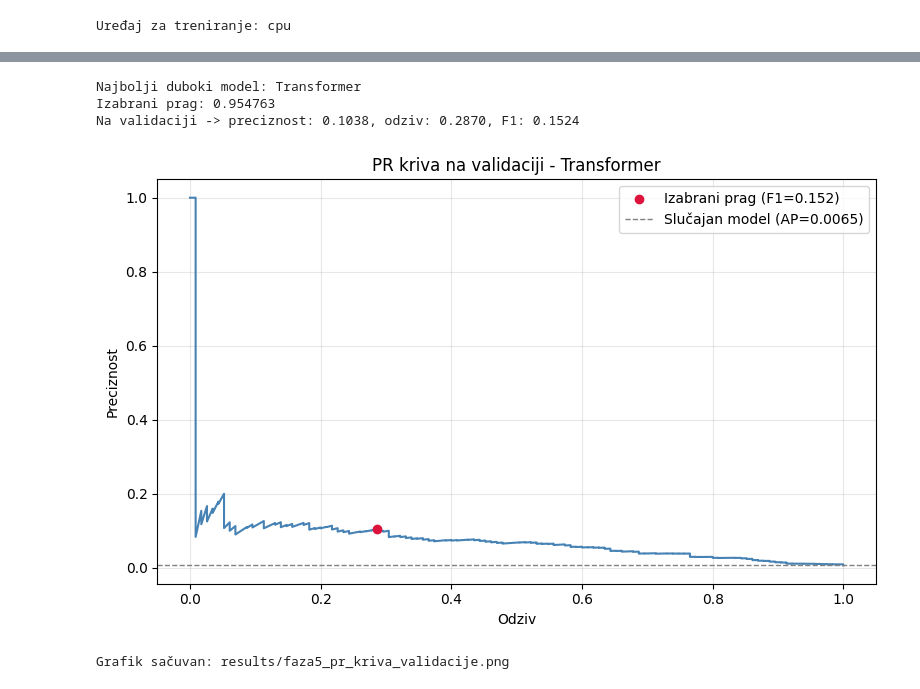
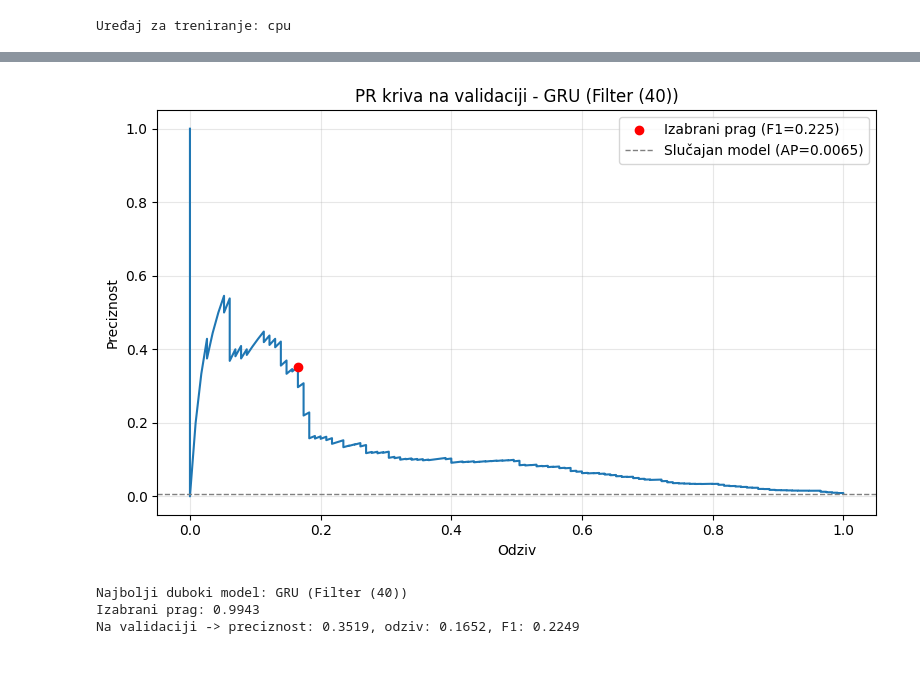
Before and after one commit to FilipMilovanovic/Lateral-Movement-Detection, a Jupyter notebook: notebooks/05_deep_models.ipynb, the cells around one changed output, grey strips where cells are left out. Saved outputs shown, nothing was run; the diff lists cells and outputs as text; code cells hidden in the pictures.

```diff
--- a/notebooks/05_deep_models.ipynb
+++ b/notebooks/05_deep_models.ipynb
@@ -412,54 +455,59 @@ Grafik sačuvan: results/faza5_ap_kroz_epohe.png
 # %%
-# --- 10. Biranje najboljeg modela i praga odlučivanja (isti postupak kao u Fazi 4) ---
-naziv_najboljeg = duboki_rezultati.iloc[0]["Model"]
-model_najbolji = modeli[naziv_najboljeg]
+# --- 9. Biranje najboljeg modela i praga odlučivanja (isti postupak kao u Fazi 4) ---
+model_najbolji = modeli_trenirani[(naziv_pobednickog_skupa, naziv_najboljeg)]
+val_loader_pobednik = podaci_po_skupu[naziv_pobednickog_skupa]["val_loader"]
+kolone_pobednik = podaci_po_skupu[naziv_pobednickog_skupa]["kolone"]
 
-p_val, ap_val_najboljeg, auc_val_najboljeg = evaluiraj_model(model_najbolji, val_loader)
+p_val, ap_val_najboljeg, auc_val_najboljeg = evaluiraj_model(
+    model_najbolji, val_loader_pobednik
+)
+y_val_pobednik = val_loader_pobednik.dataset.y.numpy()
 
-preciznost, odziv, pragovi = precision_recall_curve(y_val, p_val)
+preciznost, odziv, pragovi = precision_recall_curve(y_val_pobednik, p_val)
 f1 = 2 * preciznost * odziv / (preciznost + odziv + 1e-12)
-najbolji_idx = int(np.argmax(f1[:-1]))
-prag = float(pragovi[najbolji_idx])
-
-print(f"\nNajbolji duboki model: {naziv_najboljeg}")
-print(f"Izabrani prag: {prag:.6f}")
-print(
-    f"Na validaciji -> preciznost: {preciznost[najbolji_idx]:.4f}, "
-    f"odziv: {odziv[najbolji_idx]:.4f}, F1: {f1[najbolji_idx]:.4f}"
-)
+idx_najbolji = np.argmax(f1[:-1])
+prag = pragovi[idx_najbolji]
 
 plt.figure(figsize=(8, 5))
-plt.plot(odziv, preciznost, color="steelblue")
+plt.plot(odziv, preciznost)
 plt.scatter(
-    odziv[najbolji_idx],
-    preciznost[najbolji_idx],
-    color="crimson",
+    [odziv[idx_najbolji]],
+    [preciznost[idx_najbolji]],
+    color="red",
     zorder=5,
-    label=f"Izabrani prag (F1={f1[najbolji_idx]:.3f})",
+    label=f"Izabrani prag (F1={f1[idx_najbolji]:.3f})",
 )
 plt.axhline(
-    y_val.mean(),
+    y_val_pobednik.mean(),
     color="gray",
     linestyle="--",
     linewidth=1,
-    label=f"Slučajan model (AP={y_val.mean():.4f})",
+    label=f"Slučajan model (AP={y_val_pobednik.mean():.4f})",
 )
 plt.xlabel("Odziv")
 plt.ylabel("Preciznost")
-plt.title(f"PR kriva na validaciji - {naziv_najboljeg}")
+plt.title(f"PR kriva na validaciji - {naziv_najboljeg} ({naziv_pobednickog_skupa})")
 plt.legend()
 plt.grid(alpha=0.3)
 plt.tight_layout()
 plt.savefig(RESULTS / "faza5_pr_kriva_validacije.png", dpi=120)
 plt.show()
-print("Grafik sačuvan: results/faza5_pr_kriva_validacije.png")
 
-# F1=0.1524 je znatno niži od Random Forest rezultata iz Faze 4 (F1=0.2969),
-# što je dosledno nižem AP-u Transformera. Neobično visok prag (0.9548)
-# sugeriše da Transformer daje ekstremno samouverene verovatnoće (blizu 0 ili 1).
+print(f"Najbolji duboki model: {naziv_najboljeg} ({naziv_pobednickog_skupa})")
+print(f"Izabrani prag: {prag:.4f}")
+print(
+    f"Na validaciji -> preciznost: {preciznost[idx_najbolji]:.4f}, "
+    f"odziv: {odziv[idx_najbolji]:.4f}, F1: {f1[idx_najbolji]:.4f}"
+)
+
+# Na izabranom pragu (0,9943), model postiže preciznost 0,3519 i odziv
+# 0,1652, što odgovara F-meri od 0,2249. Ovo je i dalje niže od slučajne
+# šume (F1=0,2969). PR kriva pokazuje izraženu nestabilnost pri niskom
+# odzivu (do 0,1), tipičnu za mali broj pozitivnih primera na validaciji.
+# Neobično visoka vrednost praga (blizu 1) ukazuje da GRU dodeljuje
+# ekstremne, samouverene verovatnoće predikcijama.
 # %% [output]
+[figure, new version]
-Najbolji duboki model: Transformer
-Izabrani prag: 0.954763
-Na validaciji -> preciznost: 0.1038, odziv: 0.2870, F1: 0.1524
+Najbolji duboki model: GRU (Filter (40))
+Izabrani prag: 0.9943
+Na validaciji -> preciznost: 0.3519, odziv: 0.1652, F1: 0.2249
-[figure, old version]
-Grafik sačuvan: results/faza5_pr_kriva_validacije.png
```
Also changed, not shown: parts of 12 cells of this notebook, 10 other files.
